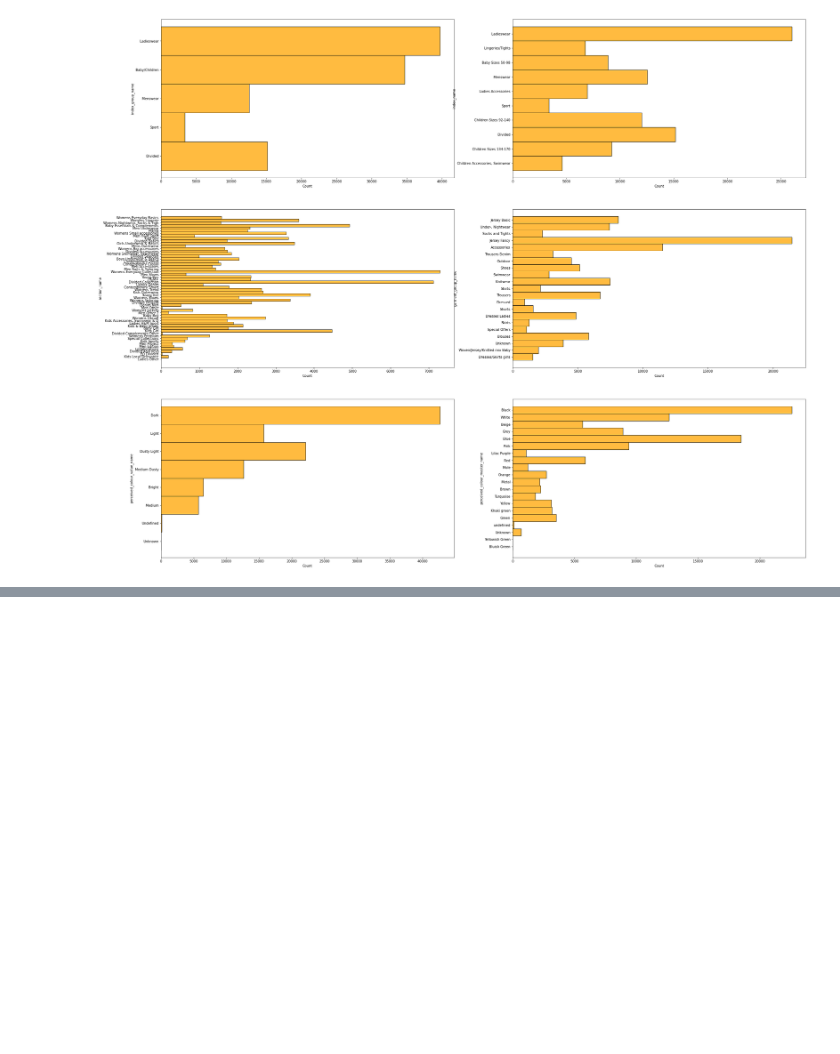
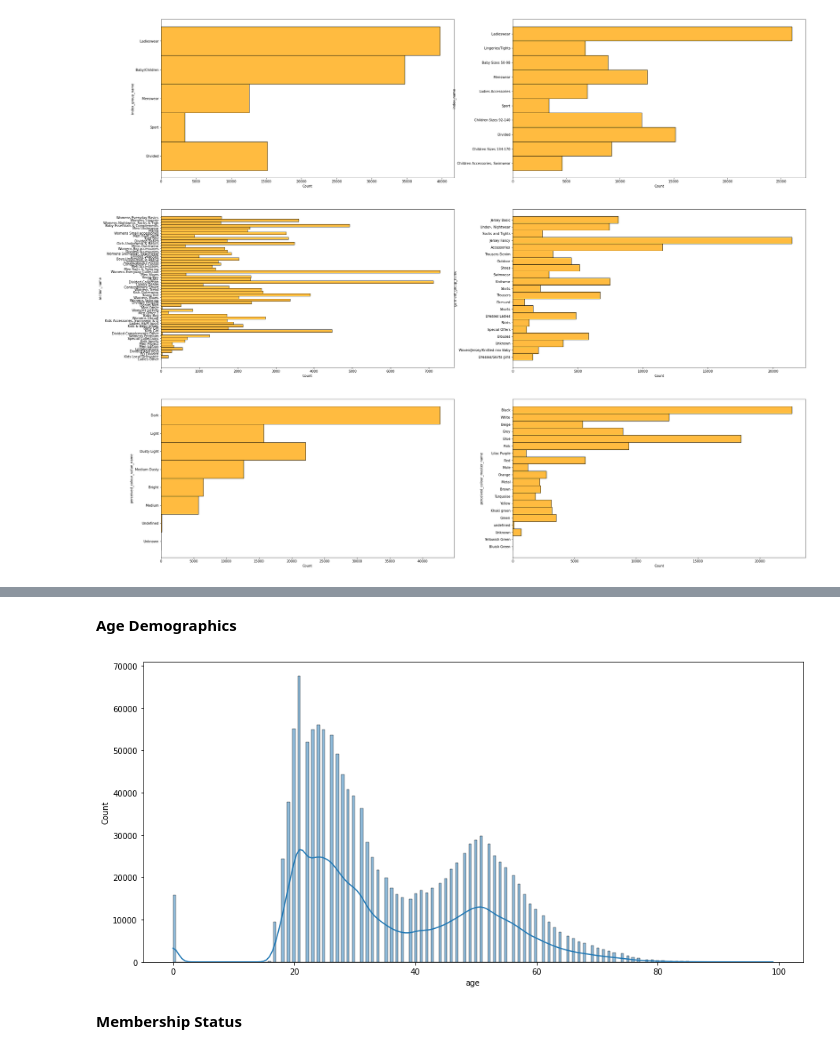
Before and after one commit to bswaika/kaggle_hm_recommender_competition, a Jupyter notebook: kaggle_hm_eda.ipynb, the cells around one changed output, grey strips where cells are left out. Saved outputs shown, nothing was run; the diff lists cells and outputs as text; code cells hidden in the pictures; blank space fills up the shorter version.

```diff
--- a/kaggle_hm_eda.ipynb
+++ b/kaggle_hm_eda.ipynb
@@ -227,0 +282,12 @@ plt.show()
+# %% [markdown]
+**Age Demographics**
+# %%
+customers['age'].fillna(0.0, inplace=True)
+# %%
+plt.subplots(figsize=(15, 7))
+sns.histplot(data=customers, x='age', kde=True)
+plt.show()
+# %% [output]
+[figure, added]
+# %% [markdown]
+**Membership Status**
```
Also changed, not shown: parts of 41 cells of this notebook.
